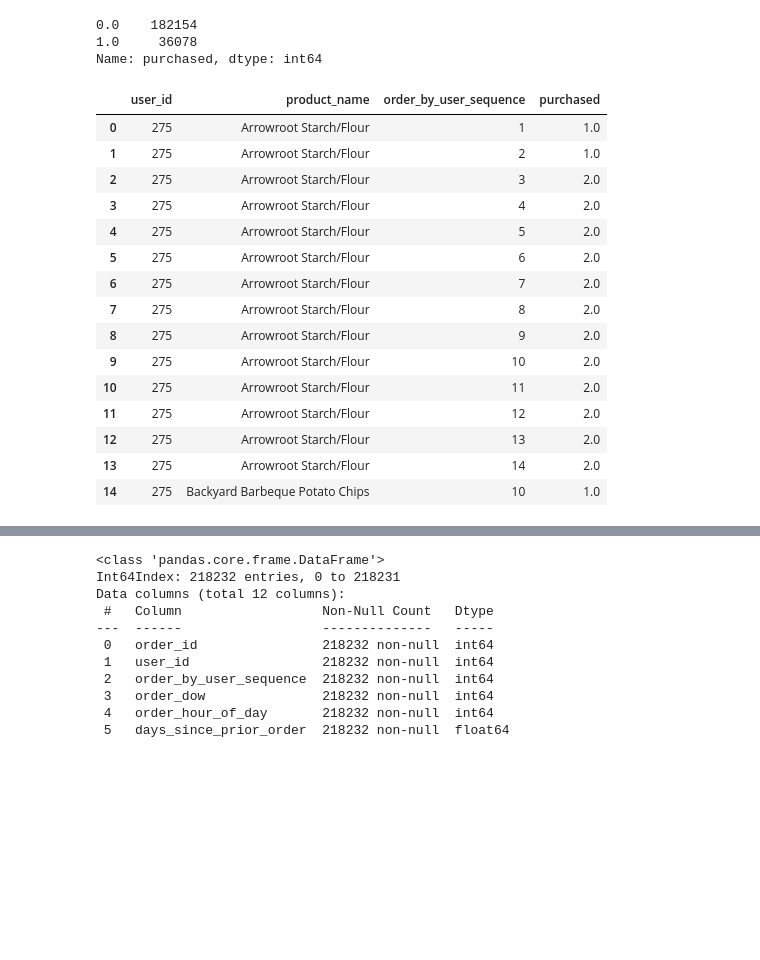
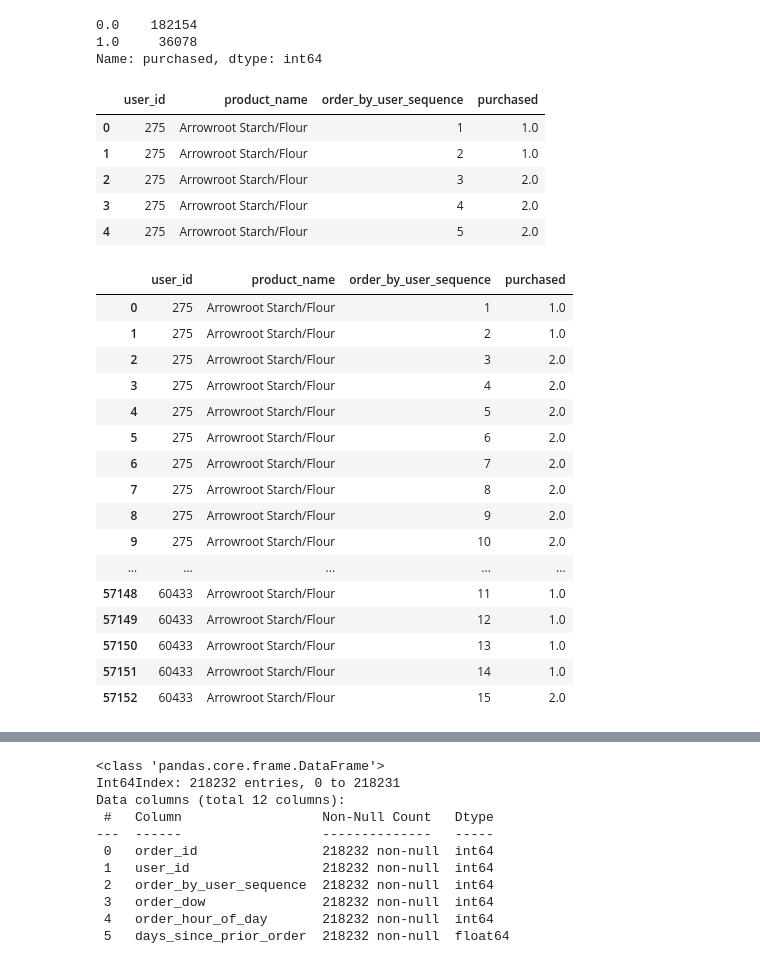
Before and after one commit to fractaldatalearning/Capstone2, a Jupyter notebook: notebooks/preprocessing2_feature_engineering.ipynb, the cells around one changed output, grey strips where cells are left out. Cells and saved outputs as stored; diff of their text form; code cells hidden in the pictures; blank space fills up the shorter version.

```diff
--- a/notebooks/preprocessing2_feature_engineering.ipynb
+++ b/notebooks/preprocessing2_feature_engineering.ipynb
@@ -53,24 +53,35 @@ Name: purchased, dtype: int64
 # %%
 relevant_cols = df.loc[:,['user_id', 'order_by_user_sequence', 'purchased', 'product_name']]
 grouped_df = relevant_cols.groupby(['user_id', 'product_name',
                                     'order_by_user_sequence']).sum().groupby(
-    level=1).cumsum().reset_index()
-grouped_df.head(15)
+    level=[0,1]).cumsum().reset_index()
+grouped_df.head()
 # %% [output]
 |  | user_id | product_name | order_by_user_sequence | purchased |
 | 0 | 275 | Arrowroot Starch/Flour | 1 | 1.0 |
 | 1 | 275 | Arrowroot Starch/Flour | 2 | 1.0 |
 | 2 | 275 | Arrowroot Starch/Flour | 3 | 2.0 |
 | 3 | 275 | Arrowroot Starch/Flour | 4 | 2.0 |
 | 4 | 275 | Arrowroot Starch/Flour | 5 | 2.0 |
-| 5 | 275 | Arrowroot Starch/Flour | 6 | 2.0 |
-| 6 | 275 | Arrowroot Starch/Flour | 7 | 2.0 |
-| 7 | 275 | Arrowroot Starch/Flour | 8 | 2.0 |
-| 8 | 275 | Arrowroot Starch/Flour | 9 | 2.0 |
-| 9 | 275 | Arrowroot Starch/Flour | 10 | 2.0 |
-| 10 | 275 | Arrowroot Starch/Flour | 11 | 2.0 |
-| 11 | 275 | Arrowroot Starch/Flour | 12 | 2.0 |
-| 12 | 275 | Arrowroot Starch/Flour | 13 | 2.0 |
-| 13 | 275 | Arrowroot Starch/Flour | 14 | 2.0 |
-| 14 | 275 | Backyard Barbeque Potato Chips | 10 | 1.0 |
+# %%
+# Check to make sure the cumsum is just taken on each user's orders per product.
+grouped_df[grouped_df['product_name']=='Arrowroot Starch/Flour']
+# %% [output]
+|  | user_id | product_name | order_by_user_sequence | purchased |
+| 0 | 275 | Arrowroot Starch/Flour | 1 | 1.0 |
+| 1 | 275 | Arrowroot Starch/Flour | 2 | 1.0 |
+| 2 | 275 | Arrowroot Starch/Flour | 3 | 2.0 |
+| 3 | 275 | Arrowroot Starch/Flour | 4 | 2.0 |
+| 4 | 275 | Arrowroot Starch/Flour | 5 | 2.0 |
+| 5 | 275 | Arrowroot Starch/Flour | 6 | 2.0 |
+| 6 | 275 | Arrowroot Starch/Flour | 7 | 2.0 |
+| 7 | 275 | Arrowroot Starch/Flour | 8 | 2.0 |
+| 8 | 275 | Arrowroot Starch/Flour | 9 | 2.0 |
+| 9 | 275 | Arrowroot Starch/Flour | 10 | 2.0 |
+| ... | ... | ... | ... | ... |
+| 57148 | 60433 | Arrowroot Starch/Flour | 11 | 1.0 |
+| 57149 | 60433 | Arrowroot Starch/Flour | 12 | 1.0 |
+| 57150 | 60433 | Arrowroot Starch/Flour | 13 | 1.0 |
+| 57151 | 60433 | Arrowroot Starch/Flour | 14 | 1.0 |
+| 57152 | 60433 | Arrowroot Starch/Flour | 15 | 2.0 |
 # %%
```
Also changed, not shown: parts of 6 cells of this notebook.
